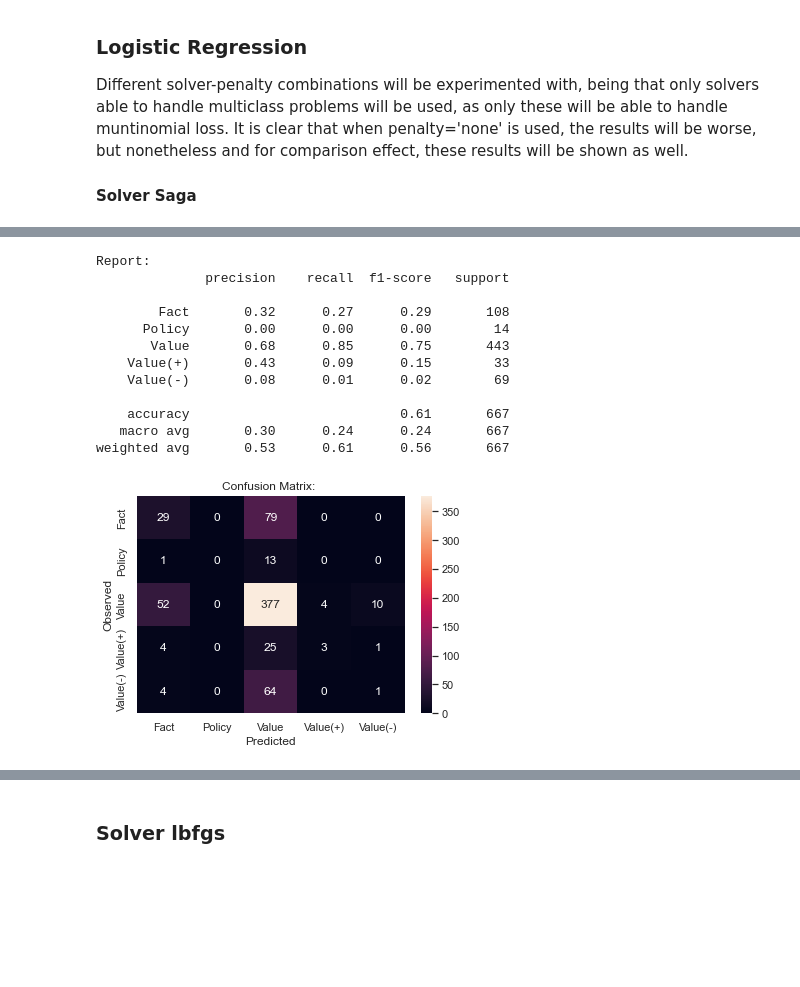
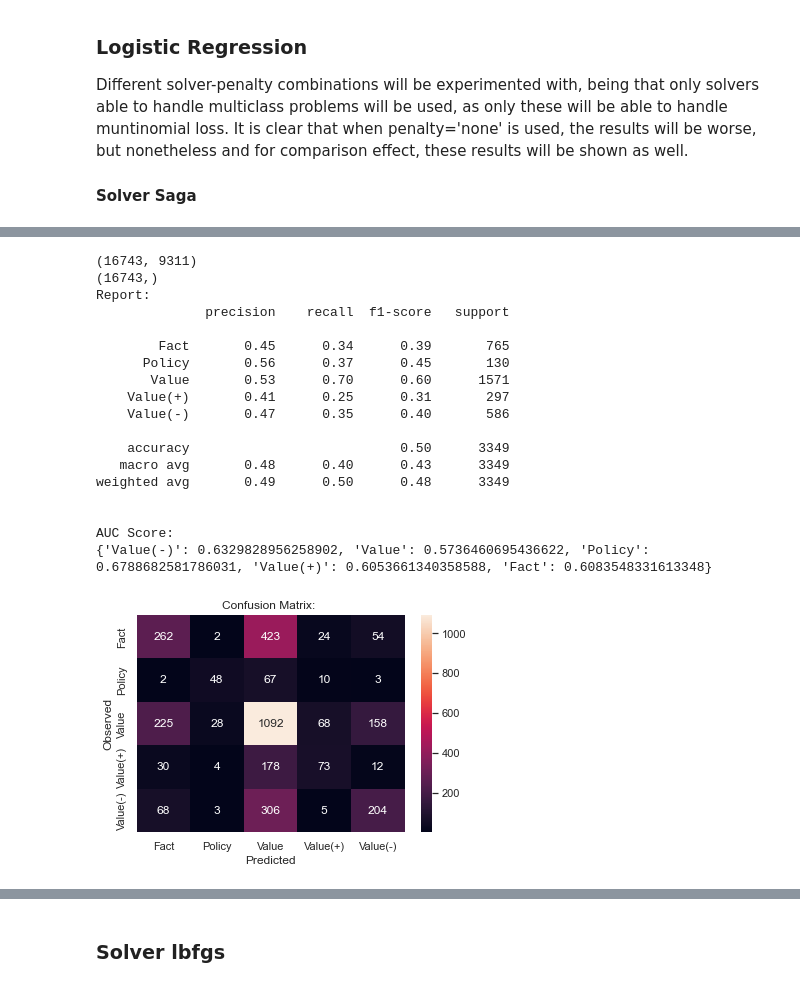
Before and after one commit to claramoreirag/FEUP-NLP, a Jupyter notebook: adu-classifier.ipynb, the cells around one changed output, grey strips where cells are left out. Saved outputs shown, nothing was run; the diff lists cells and outputs as text; code cells hidden in the pictures; blank space fills up the shorter version.

```diff
--- a/adu-classifier.ipynb
+++ b/adu-classifier.ipynb
@@ -358,9 +433,9 @@ print(corpusLemma)
 # %%
 
 st = time.time()
-corpus=buildCorpus(dfA[0:1])
+corpusStem=buildCorpus(dfA[0:1])
 et = time.time()
 elapsed_time = et - st
 print('Execution time:', elapsed_time, 'seconds')
-print(corpus)
+print(corpusStem)
 # %% [output]
@@ -560,21 +759,27 @@ weighted avg       0.53      0.63      0.56       667
 # %%
-X_train, X_test, y_train, y_test = split(corpusA, dfA)
+X_train, X_test, y_train, y_test = split(corpus, df)
 clf = LogisticRegression(solver="saga", penalty="l2")
 clf.fit(X_train, y_train)
 pred = clf.predict(X_test)
 evaluation(pred)
 # %% [output]
+(16743, 9311)
+(16743,)
 Report:
               precision    recall  f1-score   support
 
-        Fact       0.32      0.27      0.29       108
-      Policy       0.00      0.00      0.00        14
-       Value       0.68      0.85      0.75       443
-    Value(+)       0.43      0.09      0.15        33
-    Value(-)       0.08      0.01      0.02        69
+        Fact       0.45      0.34      0.39       765
+      Policy       0.56      0.37      0.45       130
+       Value       0.53      0.70      0.60      1571
+    Value(+)       0.41      0.25      0.31       297
+    Value(-)       0.47      0.35      0.40       586
 
-    accuracy                           0.61       667
-   macro avg       0.30      0.24      0.24       667
-weighted avg       0.53      0.61      0.56       667
+    accuracy                           0.50      3349
+   macro avg       0.48      0.40      0.43      3349
+weighted avg       0.49      0.50      0.48      3349
+
+
+AUC Score:
+{'Value(-)': 0.6329828956258902, 'Value': 0.5736460695436622, 'Policy': 0.6788682581786031, 'Value(+)': 0.6053661340358588, 'Fact': 0.6083548331613348}
-[figure, old version]
+[figure, new version]
 # %%
```
Also changed, not shown: parts of 74 cells of this notebook, 1 other file.
